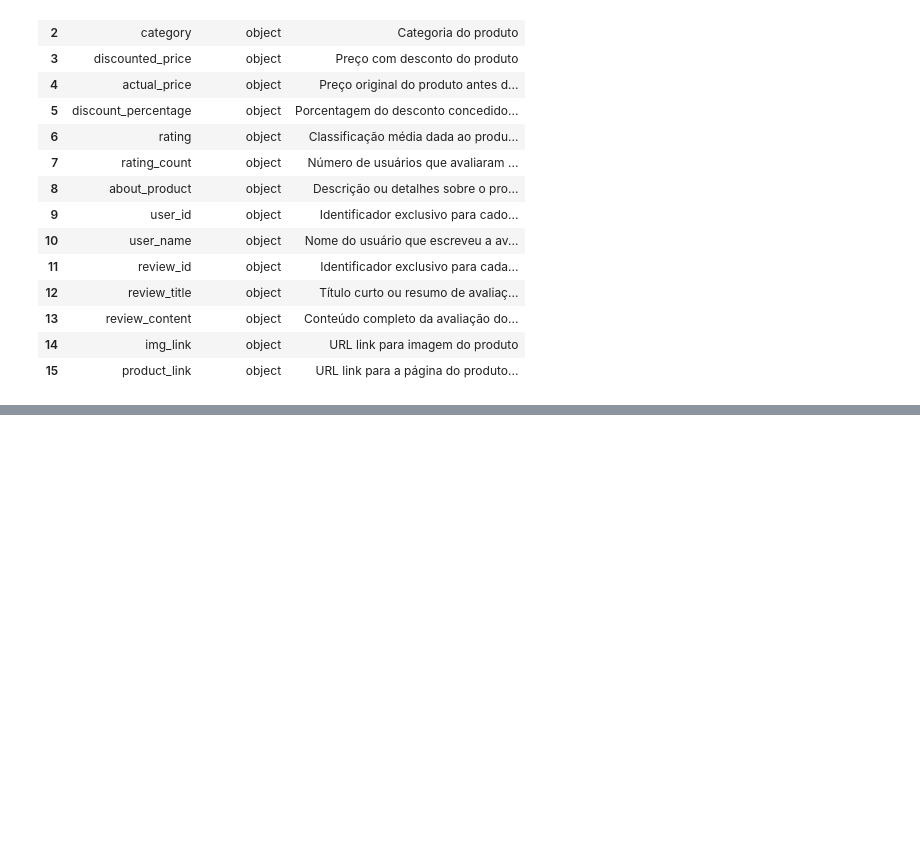
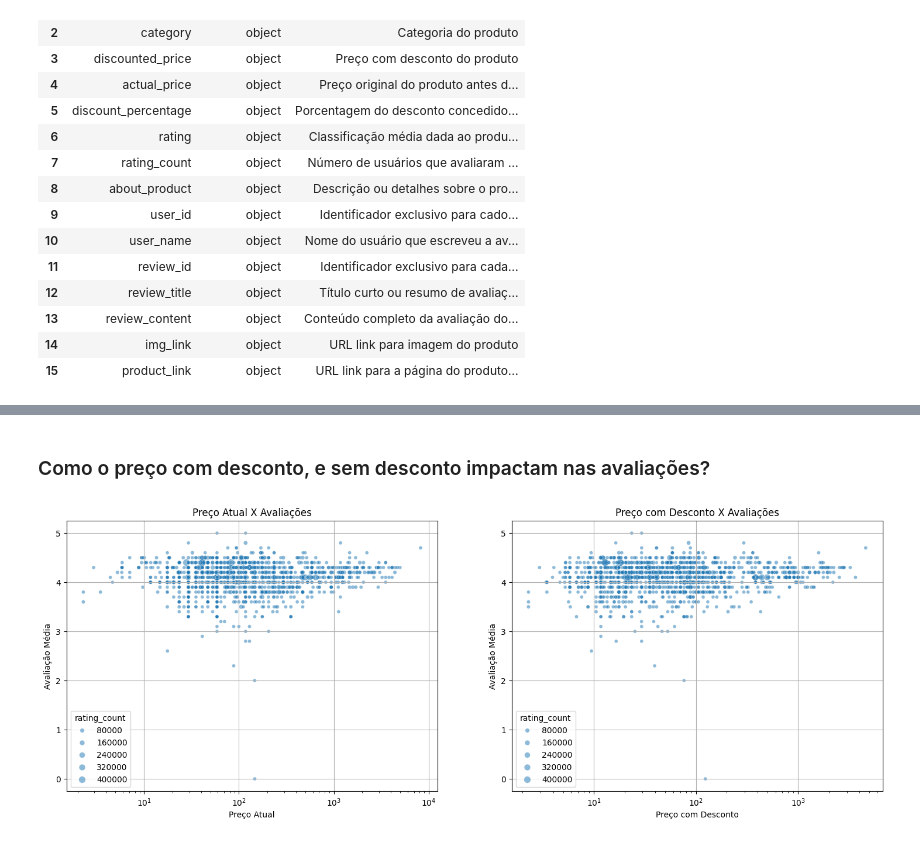
Before and after one commit to DieGod69/amazon-sentiment-analysis-and-recommendation, a Jupyter notebook: code/modeling/modeling.ipynb, the cells around one changed output, grey strips where cells are left out. Drawn from its saved outputs; the diff is of its cells as text; code cells hidden in the pictures; blank space fills up the shorter version.

```diff
--- a/code/modeling/modeling.ipynb
+++ b/code/modeling/modeling.ipynb
@@ -59,0 +68,6 @@ df_dict
+# %%
+# removendo caracteres especiais de colunas numericas
+data = prot.remove_ec(data)
+# %%
+# convertendo de rupias para reais
+data = prot.transform_to_real(data)
@@ -59,0 +78,5 @@ df_dict
+# %%
+data['category'] = data['category'].apply(lambda x: x.split('|')[0] if pd.notnull(x) else x)
+data.dropna(inplace=True)
+
+data.category.value_counts()
@@ -59,0 +155,6 @@ df_dict
+# %% [markdown]
+### Como o preço com desconto, e sem desconto impactam nas avaliações?
+# %%
+prot.avaliation_graphic(data)
+# %% [output]
+[figure, added]
```
Also changed, not shown: parts of 29 cells of this notebook, 1 other file.
